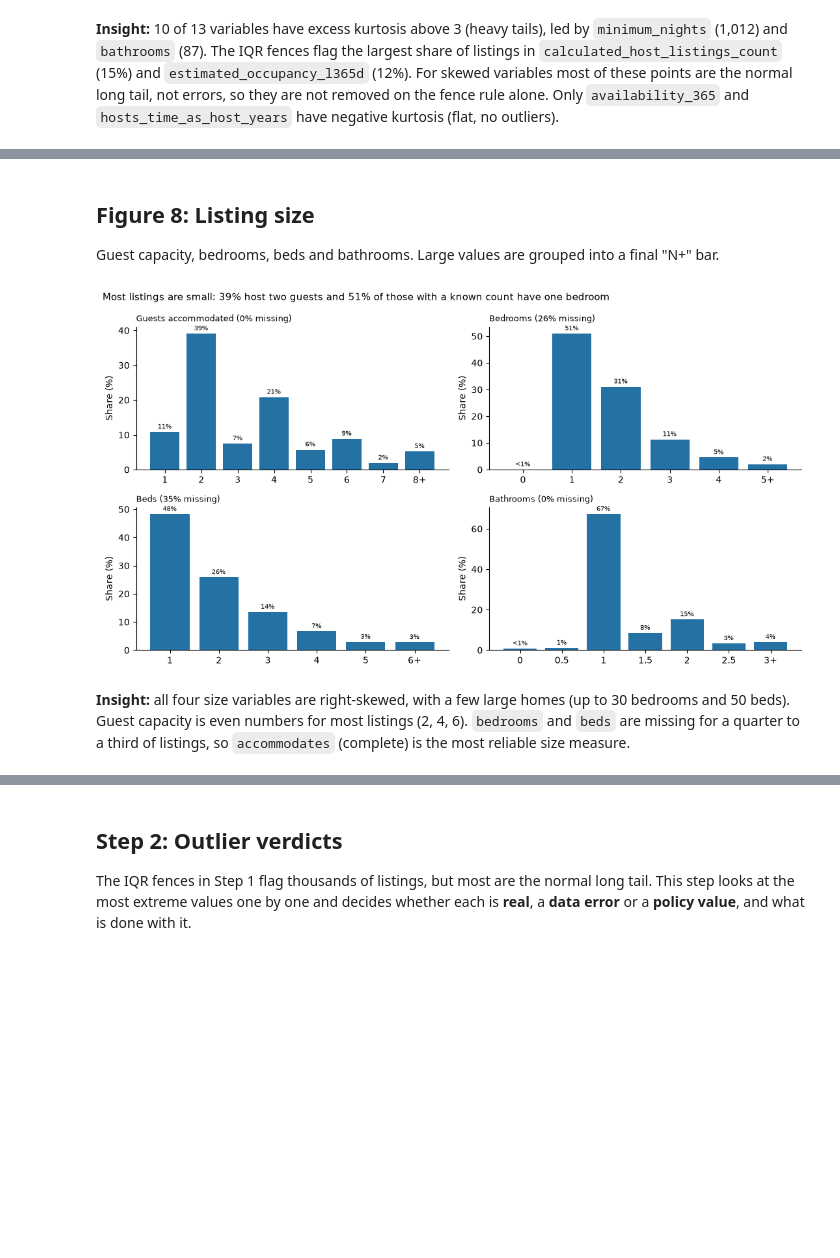
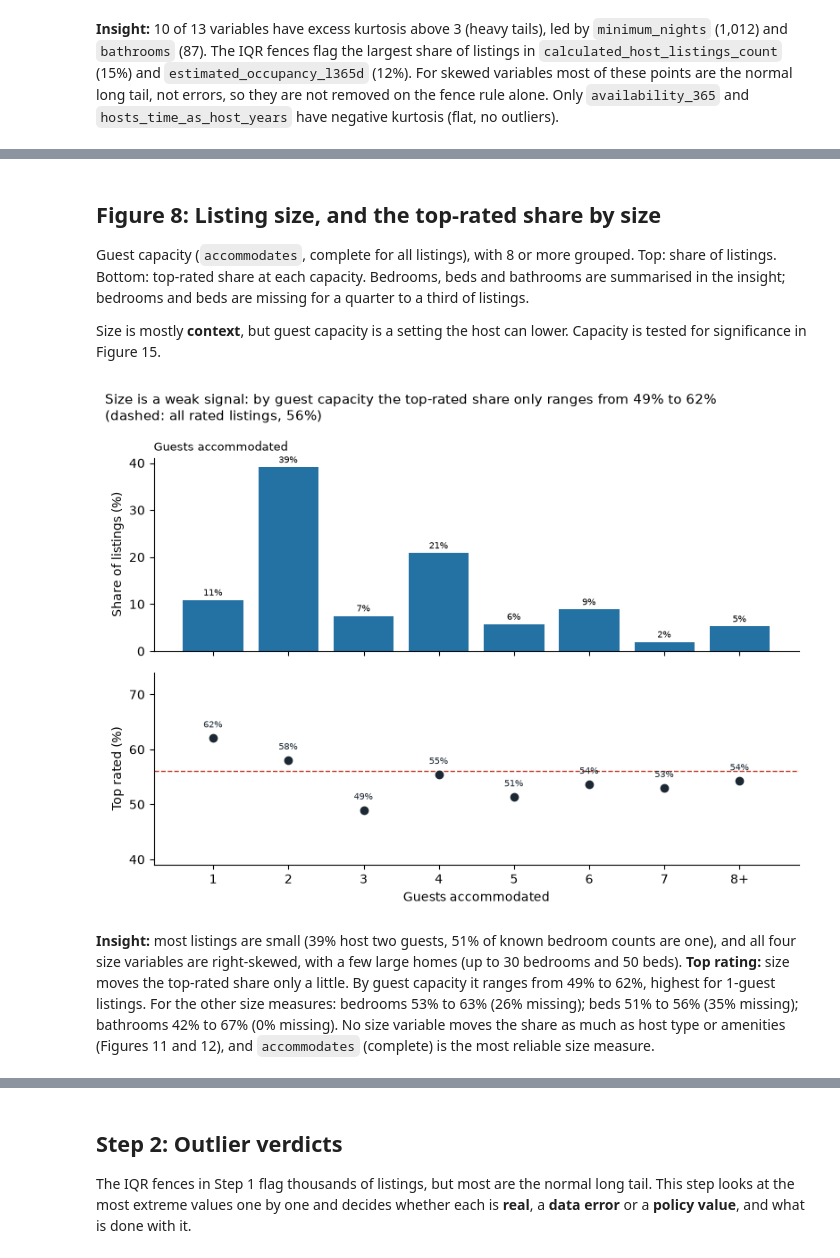
Before and after one commit to varunavy/data230-london-airbnb, a Jupyter notebook: notebooks/02_univariate_ngoc.ipynb, the cells around one changed output, grey strips where cells are left out. Drawn from its saved outputs; the diff is of its cells as text; code cells hidden in the pictures; blank space fills up the shorter version.

```diff
--- a/notebooks/02_univariate_ngoc.ipynb
+++ b/notebooks/02_univariate_ngoc.ipynb
@@ -270,29 +360,51 @@ display(Markdown(
 # %% [markdown]
-## Figure 8: Listing size
-Guest capacity, bedrooms, beds and bathrooms. Large values are grouped into a final "N+" bar.
+## Figure 8: Listing size, and the top-rated share by size
+Guest capacity (`accommodates`, complete for all listings), with 8 or more grouped. Top: share of listings. Bottom: top-rated share at each capacity. Bedrooms, beds and bathrooms are summarised in the insight; bedrooms and beds are missing for a quarter to a third of listings.
+
+Size is mostly **context**, but guest capacity is a setting the host can lower. Capacity is tested for significance in Figure 15.
 # %%
 size_specs = [("accommodates", 8, "Guests accommodated"), ("bedrooms", 5, "Bedrooms"),
               ("beds", 6, "Beds"), ("bathrooms", 3, "Bathrooms")]
-fig, axes = plt.subplots(2, 2, figsize=(11, 6))
-for ax, (col, cap, label) in zip(axes.ravel(), size_specs):
-    bar_pct(ax, bucket_counts(df[col], cap))
-    ax.set_title(f"{label} ({df[col].isna().mean() * 100:.0f}% missing)", loc="left", fontsize=9)
-    ax.set_ylabel("Share (%)")
 
-acc = df["accommodates"].value_counts(normalize=True) * 100
-bed1 = (df["bedrooms"].dropna() == 1).mean() * 100
-fig.suptitle(f"Most listings are small: {acc[2]:.0f}% host two guests and {bed1:.0f}% of those with a "
-             f"known count have one bedroom", x=0.01, ha="left", fontsize=11)
-plt.tight_layout()
-plt.savefig("../figures/fig8_listing_size.png", dpi=500, bbox_inches="tight")
+
+def prep_fig8(d):
+    panels = []
+    for col, cap, label in size_specs:
+        share = bucket_counts(d[col], cap)
+        panels.append((label, d[col].isna().mean() * 100, share, rate_by(cap_labels(d[col], cap), d, share.index)))
+    return dict(panels=panels, acc=d["accommodates"].value_counts(normalize=True) * 100,
+                bed1=(d["bedrooms"].dropna() == 1).mean() * 100, base=top_rate(d))
+
+
+def draw_fig8(v):
+    label, _, share, rate = v["panels"][0]
+    fig, axes = plt.subplots(2, 1, figsize=(8, 6))
+    share_and_rate(axes[0], axes[1], share, rate, v["base"])
+    axes[0].set_title(label, loc="left", fontsize=9)
+    axes[0].set_ylabel("Share of listings (%)")
+    axes[1].set_xlabel(label)
+
+    fig.suptitle(f"Size is a weak signal: by guest capacity the top-rated share only ranges from {rate.min():.0f}% to "
+                 f"{rate.max():.0f}%\n(dashed: all rated listings, {v['base']:.0f}%)", x=0.01, ha="left", fontsize=11)
+    plt.tight_layout()
+    return fig
+
+
+v8 = prep_fig8(df)
+acc, cap_rate = v8["acc"], v8["panels"][0][3]
+size_rates = {label: (miss, rate) for label, miss, _, rate in v8["panels"][1:]}
+draw_fig8(v8).savefig("../figures/fig8_listing_size.png", dpi=500, bbox_inches="tight")
 plt.show()
 
 display(Markdown(
-    f"**Insight:** all four size variables are right-skewed, with a few large homes (up to "
-    f"{df['bedrooms'].max():.0f} bedrooms and {df['beds'].max():.0f} beds). Guest capacity is even numbers "
-    f"for most listings (2, 4, 6). `bedrooms` and `beds` are missing for a quarter to a third of listings, "
-    f"so `accommodates` (complete) is the most reliable size measure."))
+    f"**Insight:** most listings are small ({acc[2]:.0f}% host two guests, {v8['bed1']:.0f}% of known bedroom counts are one), and all four "
+    f"size variables are right-skewed, with a few large homes (up to {df['bedrooms'].max():.0f} bedrooms and {df['beds'].max():.0f} beds). "
+    f"**Top rating:** size moves the top-rated share only a little. By guest capacity it ranges from {cap_rate.min():.0f}% to "
+    f"{cap_rate.max():.0f}%, highest for {cap_rate.idxmax()}-guest listings. For the other size measures: "
+    + "; ".join(f"{label.lower()} {r.min():.0f}% to {r.max():.0f}% ({miss:.0f}% missing)" for label, (miss, r) in size_rates.items())
+    + f". No size variable moves the share as much as host type or amenities (Figures 11 and 12), and `accommodates` (complete) "
+    f"is the most reliable size measure."))
 # %% [output]
-[figure, old version]
+[figure, new version]
-**Insight:** all four size variables are right-skewed, with a few large homes (up to 30 bedrooms and 50 beds). Guest capacity is even numbers for most listings (2, 4, 6). `bedrooms` and `beds` are missing for a quarter to a third of listings, so `accommodates` (complete) is the most reliable size measure.
+**Insight:** most listings are small (39% host two guests, 51% of known bedroom counts are one), and all four size variables are right-skewed, with a few large homes (up to 30 bedrooms and 50 beds). **Top rating:** size moves the top-rated share only a little. By guest capacity it ranges from 49% to 62%, highest for 1-guest listings. For the other size measures: bedrooms 53% to 63% (26% missing); beds 51% to 56% (35% missing); bathrooms 42% to 67% (0% missing). No size variable moves the share as much as host type or amenities (Figures 11 and 12), and `accommodates` (complete) is the most reliable size measure.
 # %% [markdown]
```
Also changed, not shown: parts of 20 cells of this notebook, 9 other files.
